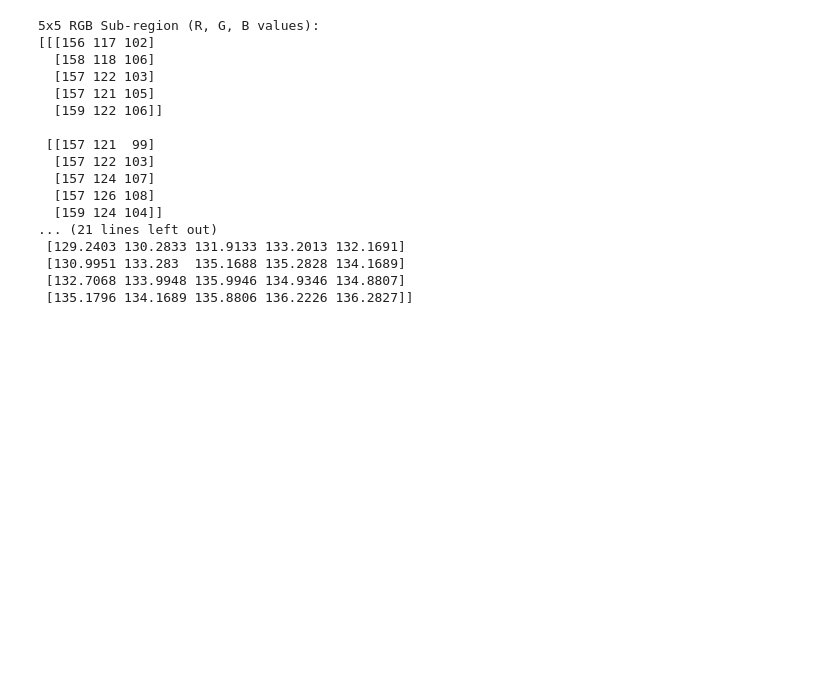
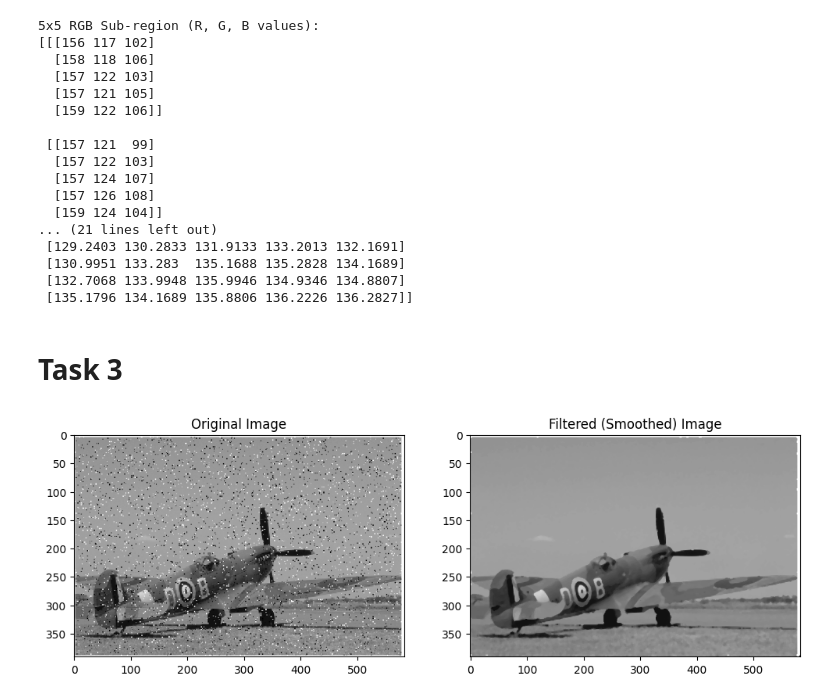
Before and after one commit to AMO-35/DIP_Re_evaluation_Task, a Jupyter notebook: DIP_Re_evaluation_Task.ipynb, the cells around one changed output. Saved outputs shown, nothing was run; the diff lists cells and outputs as text; code cells hidden in the pictures; blank space fills up the shorter version.

Commit message:
Complete third task by Image(DIP_Lab_task_03.png) smoothing with appropriate kernel and identified the noise.

```diff
--- a/DIP_Re_evaluation_Task.ipynb
+++ b/DIP_Re_evaluation_Task.ipynb
@@ -111,3 +111,65 @@ print(sub_region_gray)
  [130.9951 133.283  135.1688 135.2828 134.1689]
  [132.7068 133.9948 135.9946 134.9346 134.8807]
  [135.1796 134.1689 135.8806 136.2226 136.2827]]
+# %% [markdown]
+# **Task 3**
+# %%
+from skimage import io, color
+import matplotlib.pyplot as plt
+import numpy as np
+
+
+Third_Image = io.imread('/content/drive/MyDrive/Images/DIP_Lab_task_03.png')
+
+
+if len(Third_Image.shape) > 2:
+    grayscale_image = color.rgb2gray(Third_Image)
+
+
+grayscale_image = (grayscale_image * 255).astype(np.uint8)
+
+
+def apply_filter(img_data, filter_kernel):
+    img_height, img_width = np.shape(img_data)
+    kernel_height, kernel_width = np.shape(filter_kernel)
+
+
+    padding_height = kernel_height // 2
+    padding_width = kernel_width // 2
+
+    # Padding
+    padded_image_data = np.pad(img_data, ((padding_height, padding_height), (padding_width, padding_width)), 'constant')
+
+
+    output_image_data = np.zeros((img_height, img_width), dtype=np.uint8)
+
+    # Applying the kernel to each region of interest
+    for row in range(img_height):
+        for col in range(img_width):
+            roi = padded_image_data[row:row+kernel_height, col:col+kernel_width]
+            output_image_data[row, col] = np.median(roi)
+
+    return output_image_data
+
+# for smoothing
+average_kernel = np.ones((5, 5)) / 9  #averaging kernel
+
+# using median filtering
+filtered_image = apply_filter(grayscale_image, average_kernel)
+
+#original and smoothed images
+plt.figure(figsize=(12, 6))
+
+
+plt.subplot(1, 2, 1)
+plt.imshow(grayscale_image, cmap='gray')
+plt.title('Original Image')
+
+
+plt.subplot(1, 2, 2)
+plt.imshow(filtered_image, cmap='gray')
+plt.title('Filtered (Smoothed) Image')
+
+plt.show()
+# %% [output]
+[figure, added]
```
